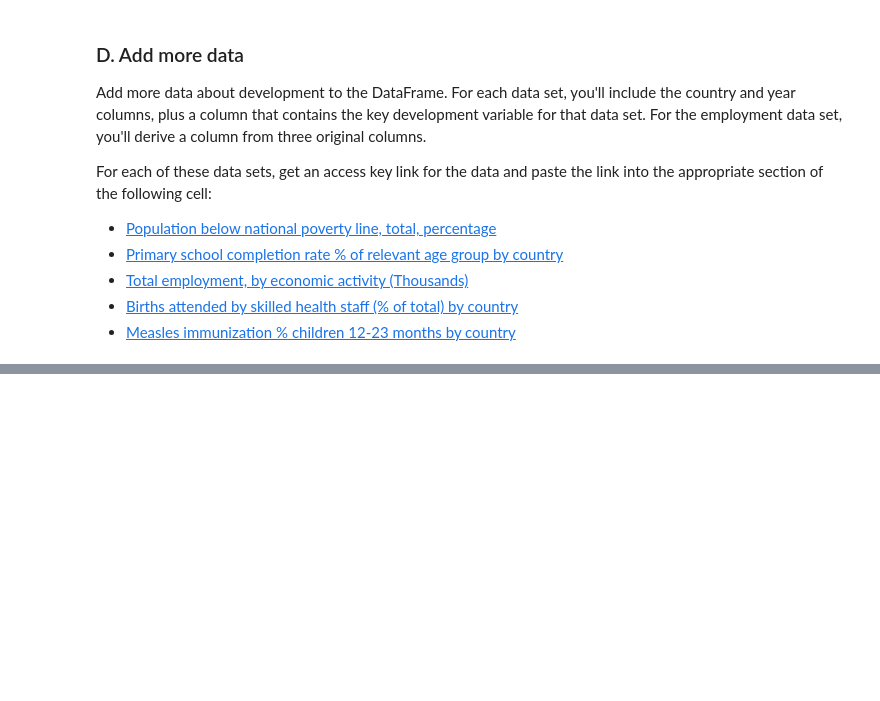
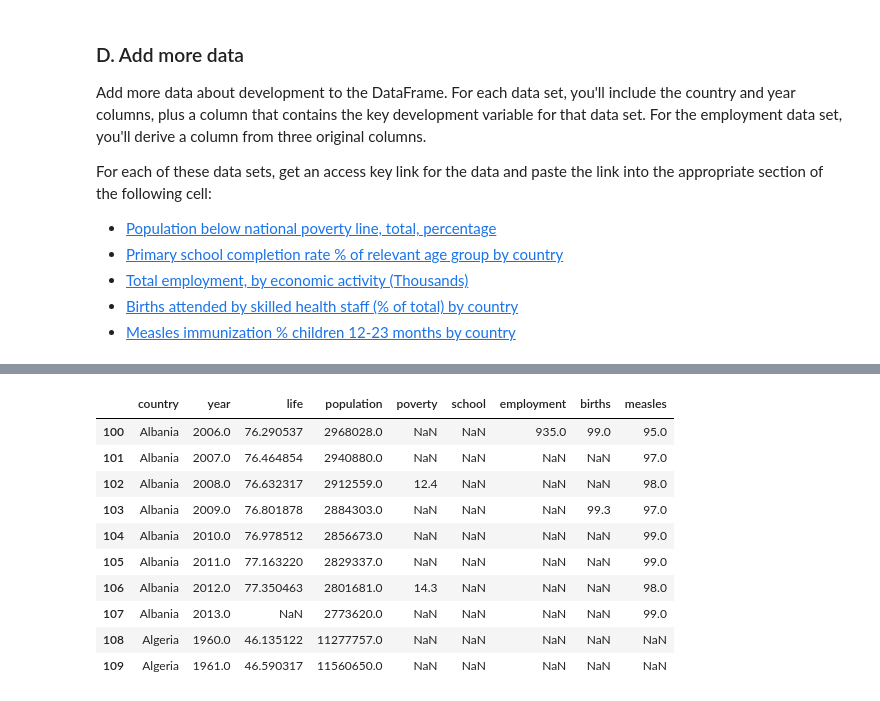
Before and after one commit to JustinTTL/Playing-with-Pandas, a Jupyter notebook: Analyze open data sets with pandas DataFrames.ipynb, the cells around one changed output, grey strips where cells are left out. Saved outputs shown, nothing was run; the diff lists cells and outputs as text; code cells hidden in the pictures; blank space fills up the shorter version.

```diff
--- a/Analyze open data sets with pandas DataFrames.ipynb
+++ b/Analyze open data sets with pandas DataFrames.ipynb
@@ -480,5 +512,18 @@ for data in merge_lists:
 # %%
+df2 = df.copy()
 for data in merge_lists:
-    df = pd.merge(df, data, how='left', sort=True, on=['country','year'])
+    df2 = df2.merge(data, how='left', sort=True, on=['country','year'])
 
-df.info()
+df2[100:110]
+# %% [output]
+|  | country | year | life | population | poverty | school | employment | births | measles |
+| 100 | Albania | 2006.0 | 76.290537 | 2968028.0 | NaN | NaN | 935.0 | 99.0 | 95.0 |
+| 101 | Albania | 2007.0 | 76.464854 | 2940880.0 | NaN | NaN | NaN | NaN | 97.0 |
+| 102 | Albania | 2008.0 | 76.632317 | 2912559.0 | 12.4 | NaN | NaN | NaN | 98.0 |
+| 103 | Albania | 2009.0 | 76.801878 | 2884303.0 | NaN | NaN | NaN | 99.3 | 97.0 |
+| 104 | Albania | 2010.0 | 76.978512 | 2856673.0 | NaN | NaN | NaN | NaN | 99.0 |
+| 105 | Albania | 2011.0 | 77.163220 | 2829337.0 | NaN | NaN | NaN | NaN | 99.0 |
+| 106 | Albania | 2012.0 | 77.350463 | 2801681.0 | 14.3 | NaN | NaN | NaN | 98.0 |
+| 107 | Albania | 2013.0 | NaN | 2773620.0 | NaN | NaN | NaN | NaN | 99.0 |
+| 108 | Algeria | 1960.0 | 46.135122 | 11277757.0 | NaN | NaN | NaN | NaN | NaN |
+| 109 | Algeria | 1961.0 | 46.590317 | 11560650.0 | NaN | NaN | NaN | NaN | NaN |
```
Also changed, not shown: parts of 23 cells of this notebook.
